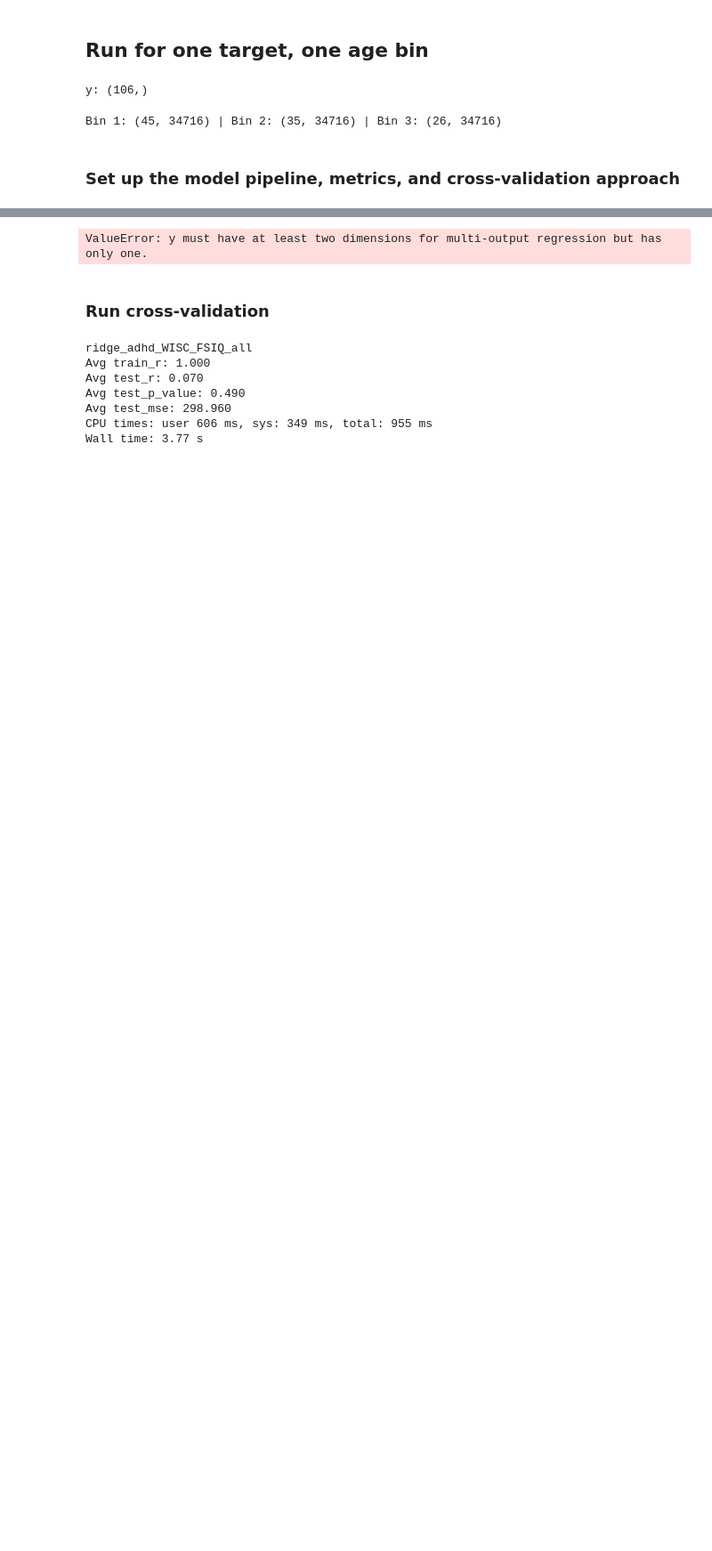
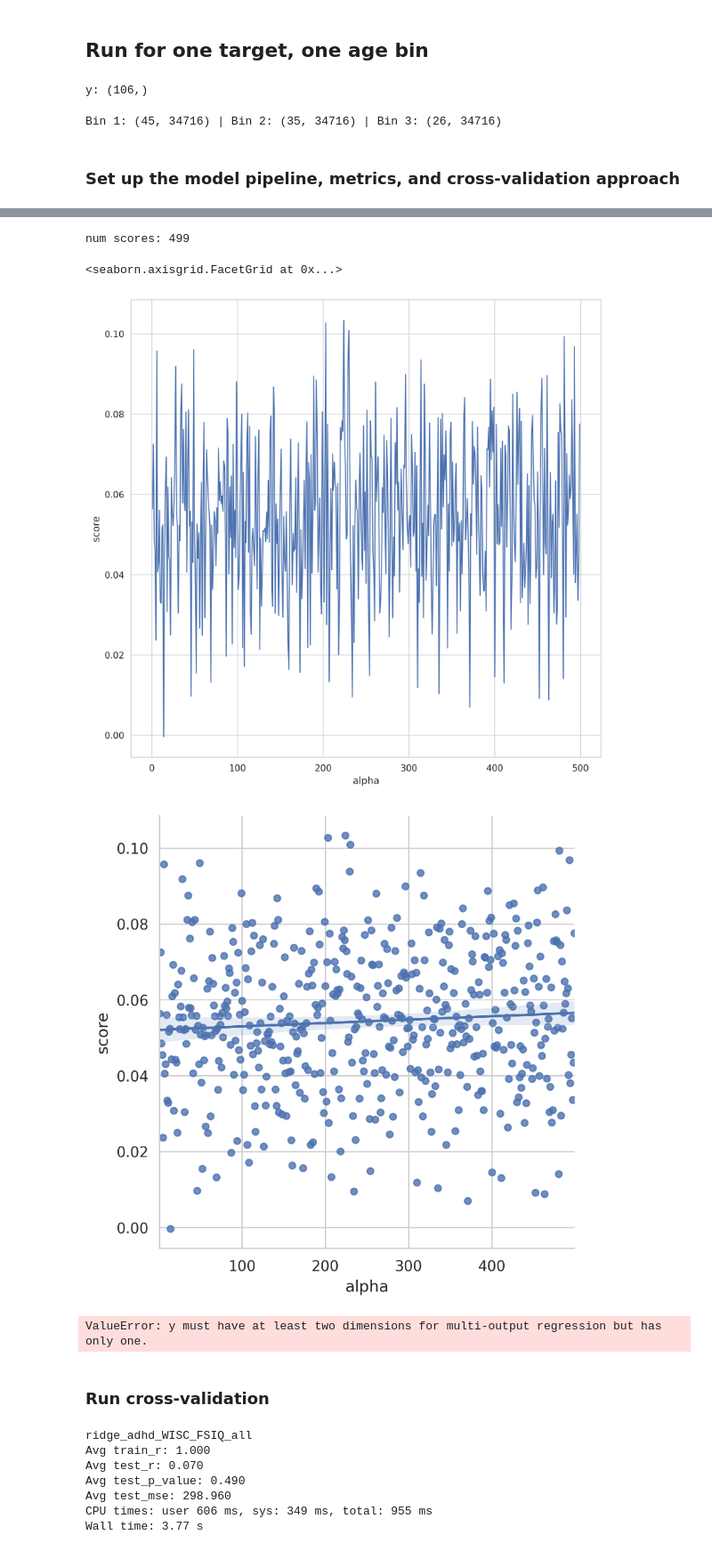
Before and after one commit to Brian-Pho/MSc_Research-Project, a Jupyter notebook: src/Models/Ridge.ipynb, the cells around one changed output, grey strips where cells are left out. Shown at 89% size. Saved outputs shown, nothing was run; the diff lists cells and outputs as text; code cells hidden in the pictures; blank space fills up the shorter version.

```diff
--- a/src/Models/Ridge.ipynb
+++ b/src/Models/Ridge.ipynb
@@ -26,7 +26,7 @@ The autoreload extension is already loaded. To reload it, use:
 from common.data import get_data
 from common.paths import HEALTHY, ADHD_ONE
 
-X, Y, demographics, population = get_data(wisc_level=5, label_path=ADHD_ONE)
+X, Y, demographics, population = get_data(wisc_level=5, label_path=HEALTHY)
 ages = demographics['Age']
 
 print(f'X: {X.shape} | Y: {len(Y.keys())} | Age: {ages.shape} | Population: {population}')
@@ -79,3 +79,29 @@ Wall time: 31.6 s
+# %%
+# alphas_ones = [10 ** e for e in range(-3, 4)]
+# alphas_fives = [5 ** e for e in range(-3, 6)]
+# alphas = alphas_ones + alphas_fives
+# alphas = [a for a in range(1, 10000, 100)]
+alphas = [a for a in range(1, 500, 1)]
+scores = []
+
+for a in alphas:
+    pipe = make_pipeline(StandardScaler(), Ridge(alpha=a))
+    score = cross_validate(pipe, X, y, cv=RKF_10_10, scoring=unimetric_scorer, n_jobs=-1,
+                           return_estimator=False)
+    scores.append(np.mean(score["test_score"]))
+#     print(f'Alpha: {a}, Score: {scores[-1]}')
+print('num scores:', len(scores))
+# %% [output]
+num scores: 499
+# %%
+df = pd.DataFrame({'alpha': alphas, 'score': scores})
+# display(df)
+sns.lineplot(data=df, x='alpha', y='score')
+sns.lmplot(data=df, x='alpha', y='score')
+# %% [output]
+<seaborn.axisgrid.FacetGrid at 0x...>
+[figure, added]
+[figure, added]
 # %%
 %%time
 # X_cv = bin_1[0]
```
Also changed, not shown: parts of 7 cells of this notebook, 11 other files.
